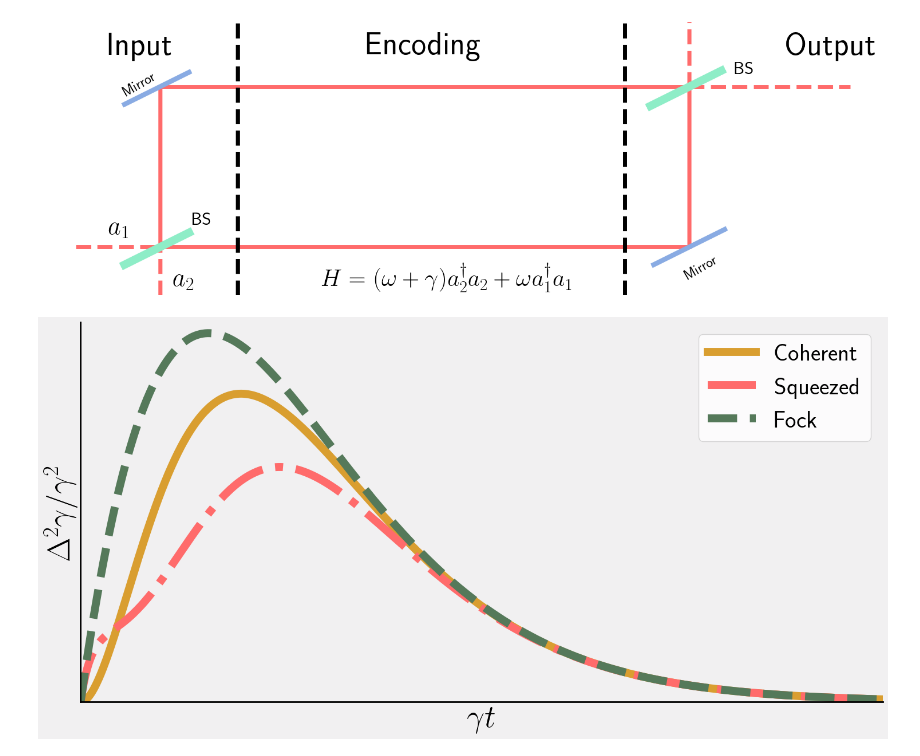
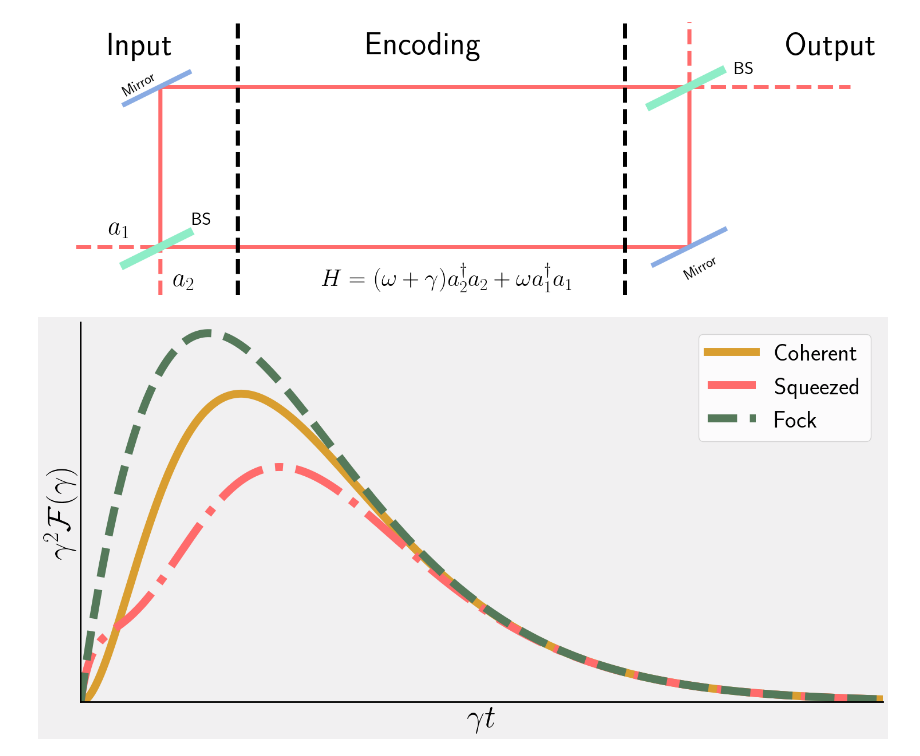
Before and after one commit to Ste1nb0cK/PosterCali, a Jupyter notebook: code/Code_Figures.ipynb, the cells around one changed output. Cells and saved outputs as stored; diff of their text form; code cells hidden in the pictures.

```diff
--- a/code/Code_Figures.ipynb
+++ b/code/Code_Figures.ipynb
@@ -291,32 +293,32 @@ plt.savefig("../images/MZ_Diagram.pdf", dpi=300,  bbox_inches='tight')
 t_array = np.linspace(0.0001, 10, 1000)
 def Coherent(t):
     return t**2 * np.exp(-t)
 def Squeezed(t):
     return  t**2 * (-2*np.exp(t) +np.exp(2*t )+2)/((np.exp(t)-1)*(2*np.exp(t)-2 +np.exp(2* t)))
 def Fock(t):
     return t**2 / (np.exp(t) -1 )
 #Plot
 fig, ax = plt.subplots(figsize=(text_width, text_width/2))
 color_coherent = color_arrow
 ax.plot(t_array, Coherent(t_array), label="Coherent", color = color_coherent, linewidth=10)
 ax.plot(t_array, Squeezed(t_array), label="Squeezed", color= color_light, linewidth=10, linestyle="dashdot")
 ax.plot(t_array, Fock(t_array), label="Fock", color=color_env, linewidth=10, linestyle="--")
 ax.set_xlabel(r"$\gamma t$", fontsize=40)
-ax.set_ylabel(r"$\Delta^2\gamma / \gamma^2 $", fontsize=40)
+ax.set_ylabel(r"$\gamma^2\mathcal{F}(\gammaa)    $", fontsize=40)
 ax.set_xlim(0,10)
 ax.set_ylim(0,0.6666666)
 # Set the line width for the x-axis and y-axis
 ax.spines['bottom'].set_linewidth(2)  # Adjust the linewidth as needed
 ax.spines['left'].set_linewidth(2)    # Adjust the linewidth as needed
 ax.spines['top'].set_visible(False)
 ax.spines['right'].set_visible(False)
 ax.set_xticks([])
 ax.set_yticks([])
 fig.set_facecolor('#F1F0F1')
 ax.set_facecolor('#F1F0F1')
 ax.axis()
 ax.legend(fontsize=30)
 plt.tight_layout() #Tight, avoid whitespaces
 plt.savefig("../images/Loss_QFI_Plot.pdf", dpi=300,  bbox_inches='tight')
 # %% [output]
-[figure, old version]
+[figure, new version]
```
Also changed, not shown: parts of 1 cell of this notebook, 3 other files.
